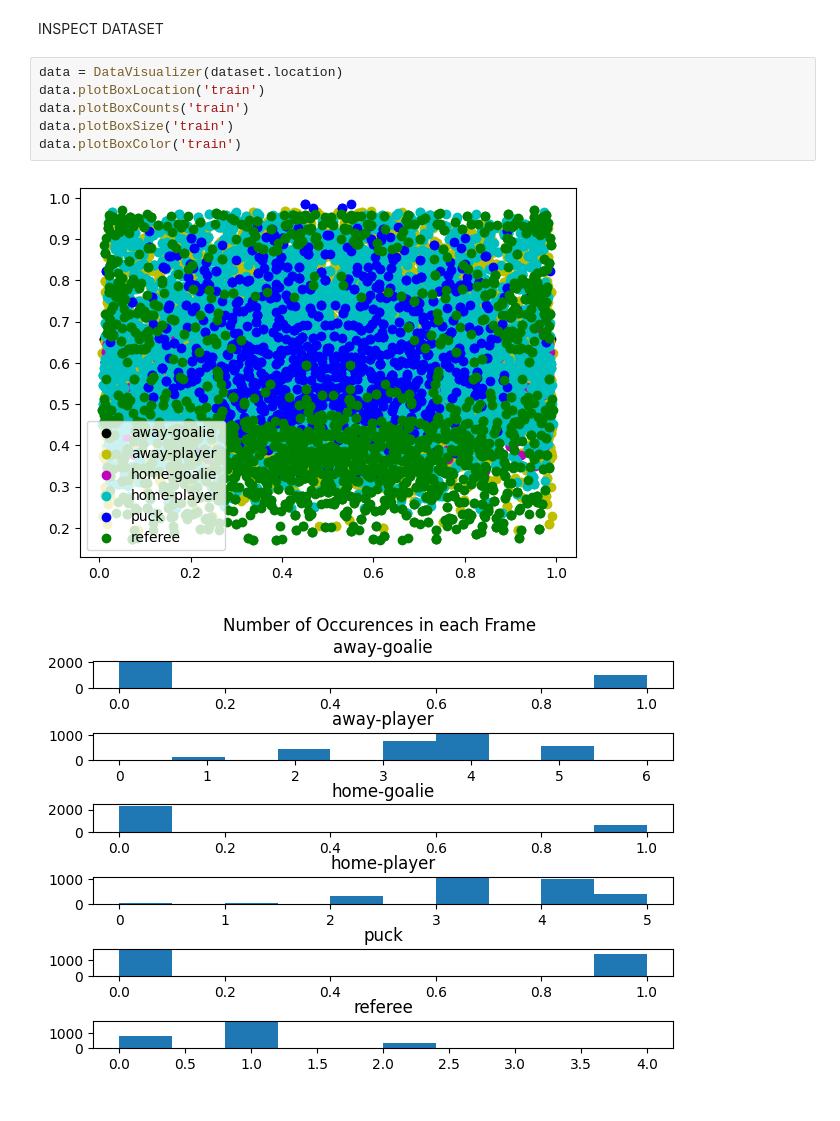
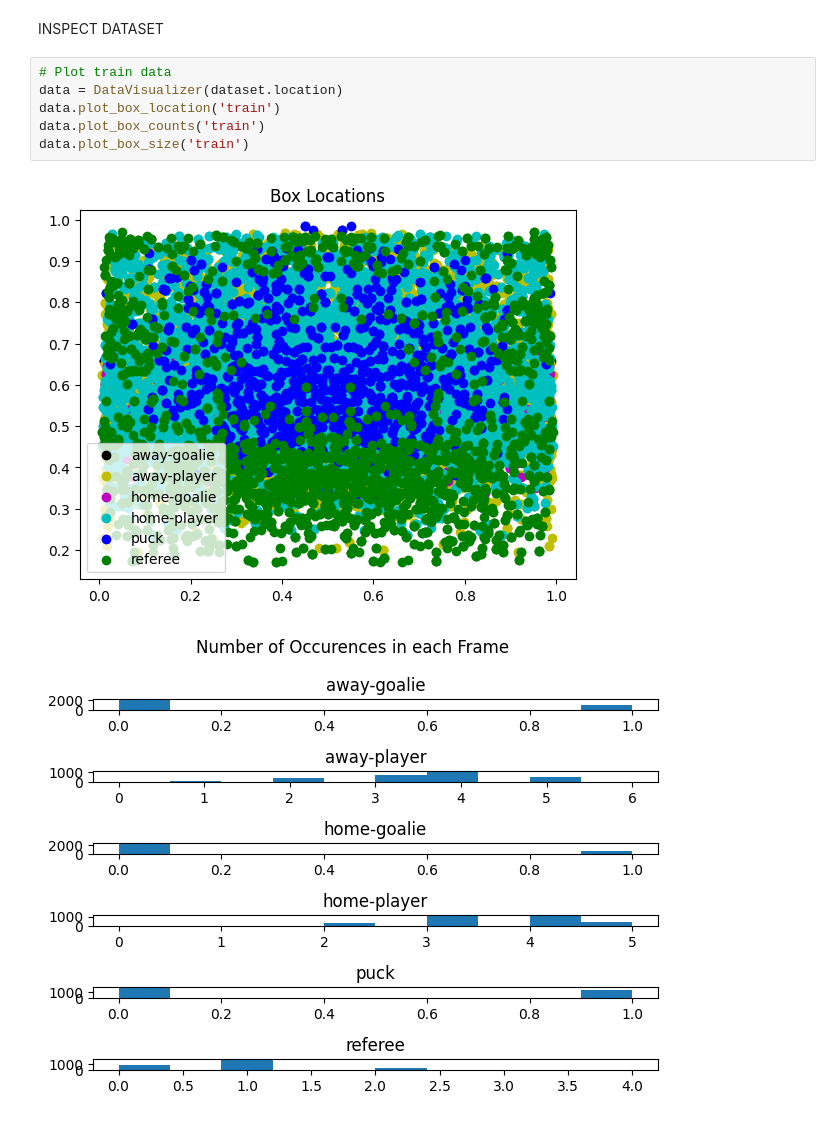
Before and after one commit to NickRomanchuk/nhl_player_tracker, a Jupyter notebook: model_training/model_training_main.ipynb, the cells around one changed output. Drawn from its saved outputs; the diff is of its cells as text.

Commit message:
Edit model training and data visualizer

```diff
--- a/model_training/model_training_main.ipynb
+++ b/model_training/model_training_main.ipynb
@@ -26,12 +24,12 @@ loading Roboflow project...
 # %% [markdown]
 INSPECT DATASET
 # %%
+# Plot train data
 data = DataVisualizer(dataset.location)
-data.plotBoxLocation('train')
-data.plotBoxCounts('train')
-data.plotBoxSize('train')
-data.plotBoxColor('train')
+data.plot_box_location('train')
+data.plot_box_counts('train')
+data.plot_box_size('train')
 # %% [output]
-[figure, old version]
+[figure, new version]
-[figure, old version]
+[figure, new version]
 [figure]
```
Also changed, not shown: parts of 8 cells of this notebook, 1 other file.
